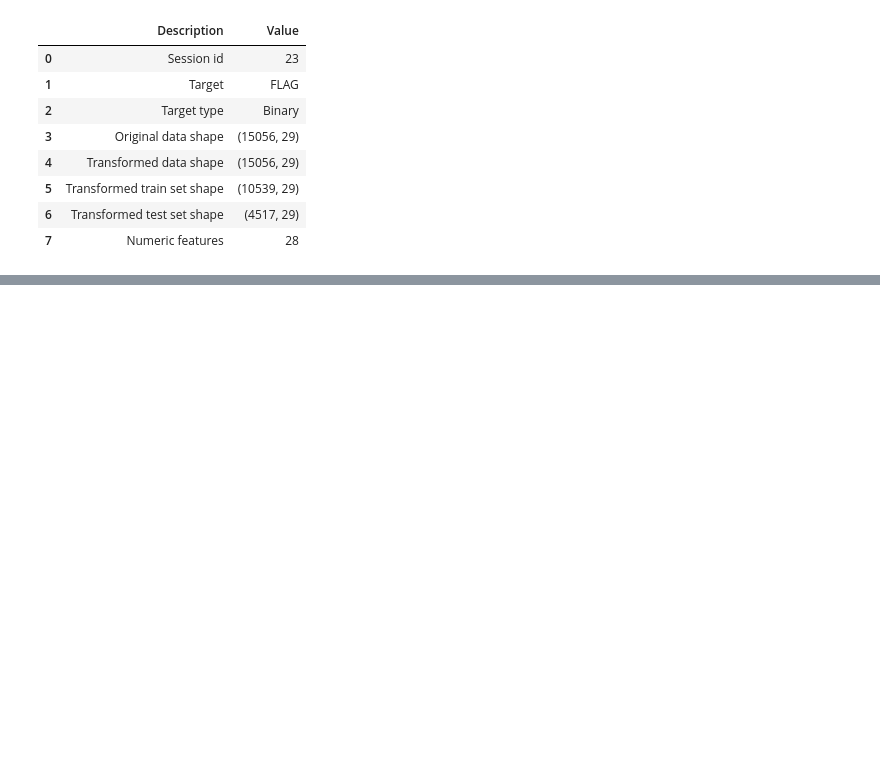
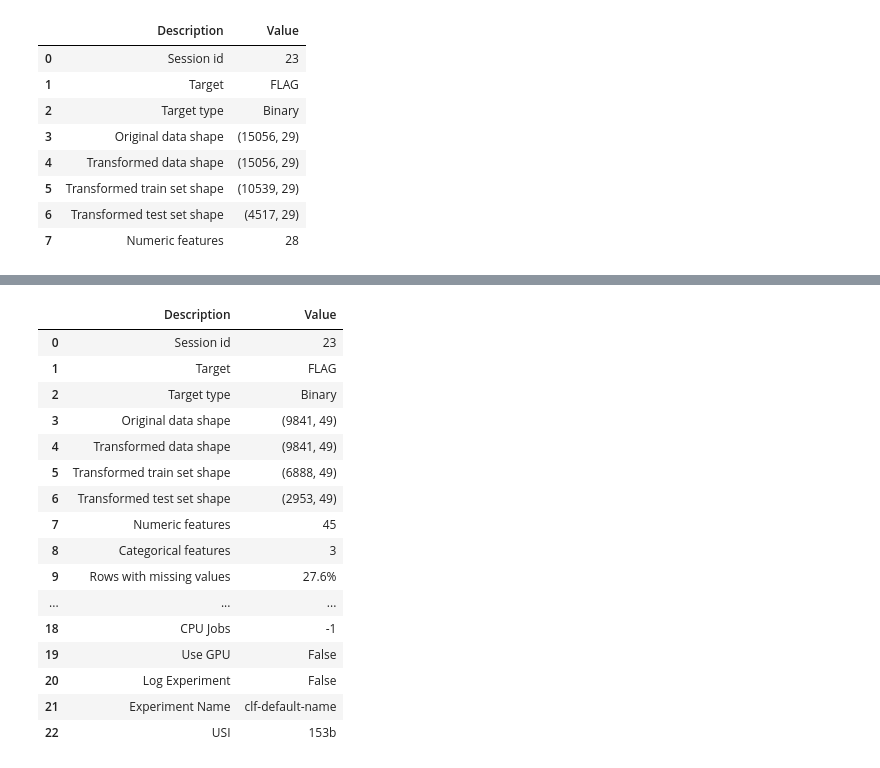
Before and after one commit to Astolfo2332/fraud_ethereum_explanability, a Jupyter notebook: 00_pycaret_exploration.ipynb, the cells around one changed output, grey strips where cells are left out. Cells and saved outputs as stored; diff of their text form; code cells hidden in the pictures; blank space fills up the shorter version.

```diff
--- a/00_pycaret_exploration.ipynb
+++ b/00_pycaret_exploration.ipynb
@@ -583,0 +499,23 @@ exp1 = compare_models()
+# %%
+df = pd.read_csv(os.path.join(path, os.listdir(path)[0]))
+df = df.drop(columns=["Unnamed: 0", "Index"])
+# %%
+s = setup(df, target="FLAG", session_id=23)
+# %% [output]
+|  | Description | Value |
+| 0 | Session id | 23 |
+| 1 | Target | FLAG |
+| 2 | Target type | Binary |
+| 3 | Original data shape | (9841, 49) |
+| 4 | Transformed data shape | (9841, 49) |
+| 5 | Transformed train set shape | (6888, 49) |
+| 6 | Transformed test set shape | (2953, 49) |
+| 7 | Numeric features | 45 |
+| 8 | Categorical features | 3 |
+| 9 | Rows with missing values | 27.6% |
+| ... | ... | ... |
+| 18 | CPU Jobs | -1 |
+| 19 | Use GPU | False |
+| 20 | Log Experiment | False |
+| 21 | Experiment Name | clf-default-name |
+| 22 | USI | 153b |
```
Also changed, not shown: parts of 16 cells of this notebook.
